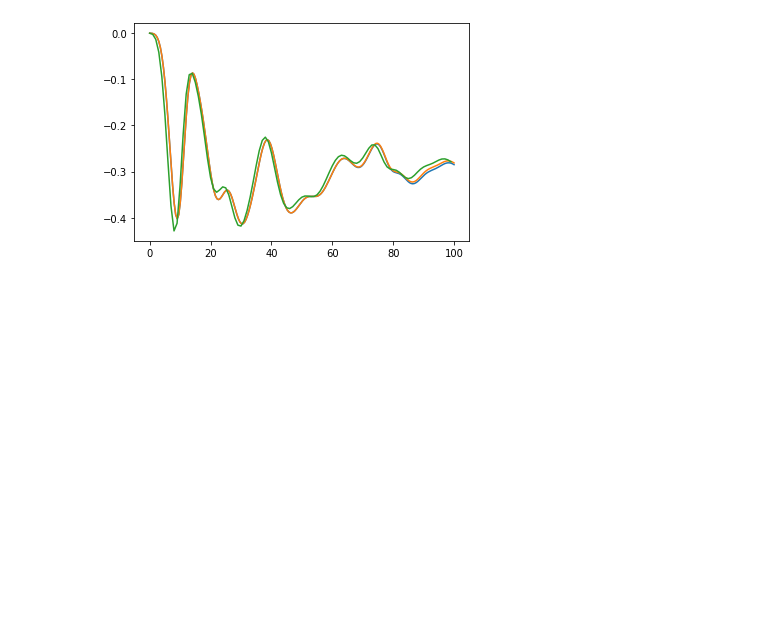
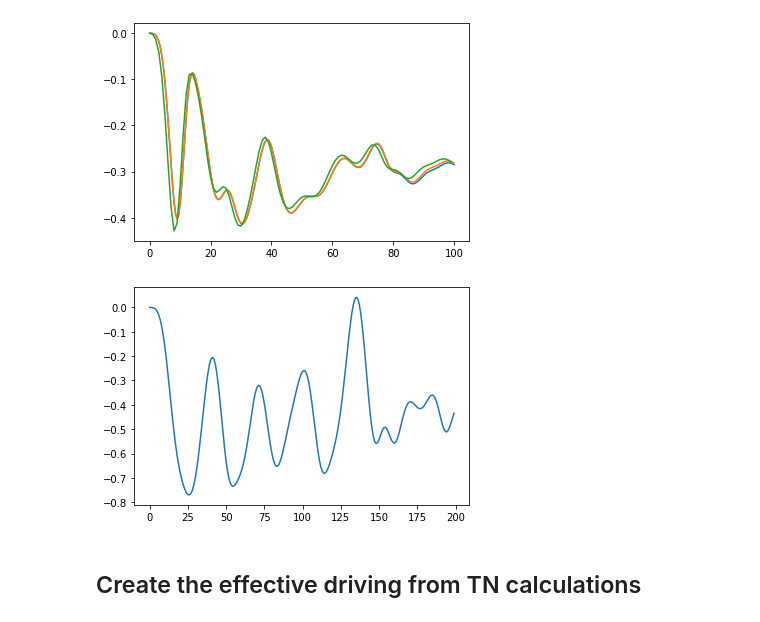
Before and after one commit to emacosta95/DL-VLM, a Jupyter notebook: TestTensorNetworkTechniques.ipynb, the cells around one changed output. Cells and saved outputs as stored; diff of their text form; code cells hidden in the pictures; blank space fills up the shorter version.

```diff
--- a/TestTensorNetworkTechniques.ipynb
+++ b/TestTensorNetworkTechniques.ipynb
@@ -47,3 +47,14 @@ plt.plot(z_tedb)
 plt.show()
 # %% [output]
 [figure]
+# %%
+data=np.load('data/itensors_calculation/data_TDVP_benchmark_20_bonddim_test_L_8.npz')
+z=data['z']
+h=data['driving']
+
+plt.plot(z)
+plt.show()
+# %% [output]
+[figure, added]
+# %% [markdown]
+## Create the effective driving from TN calculations
```
Also changed, not shown: parts of 3 cells of this notebook, 4 other files.
